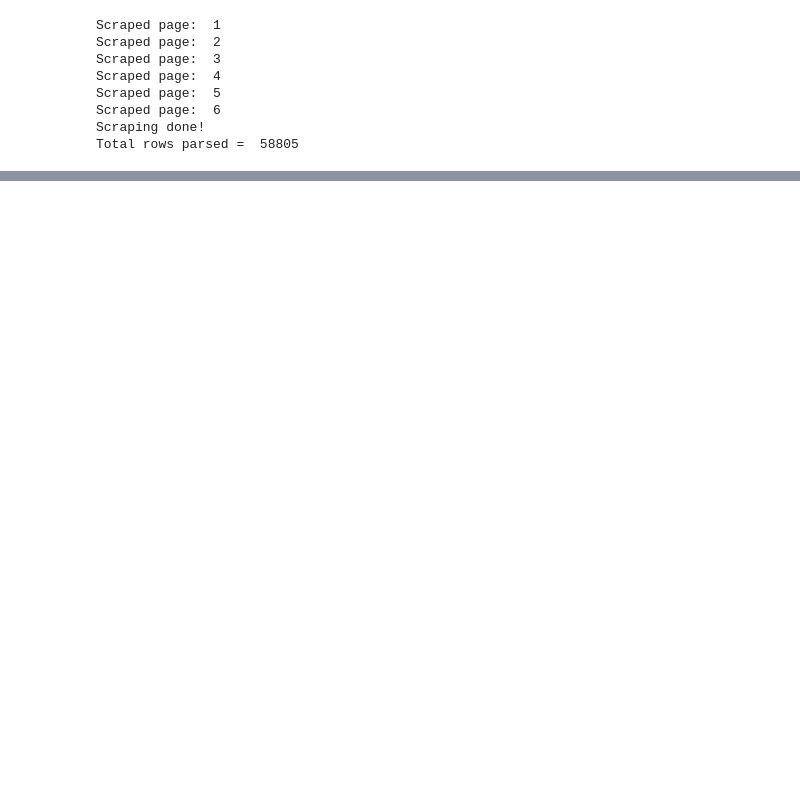
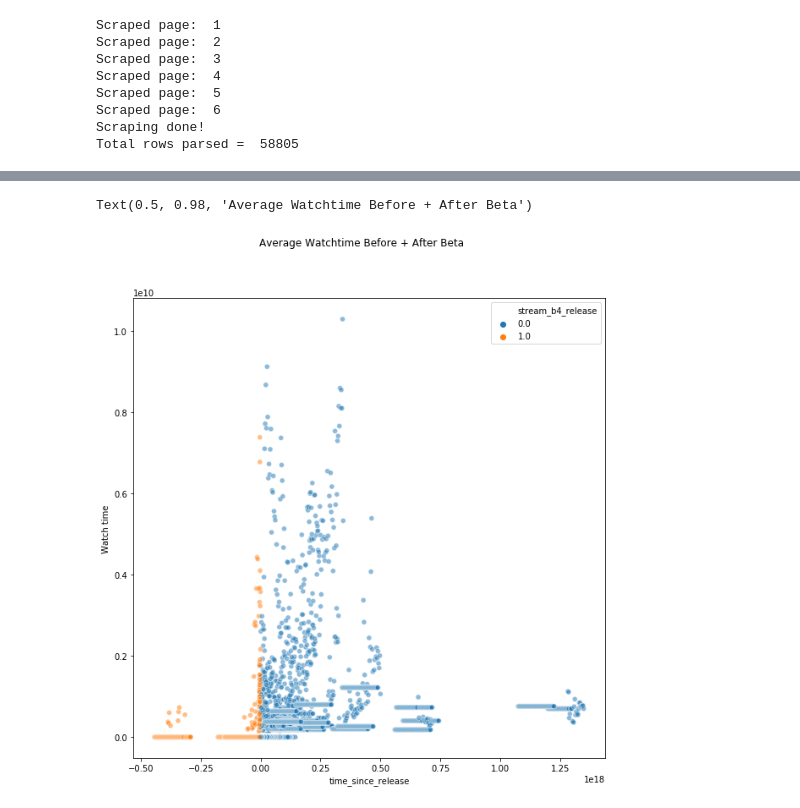
Before and after one commit to pjsandwich/gaming_research, a Jupyter notebook: project_api.ipynb, the cells around one changed output, grey strips where cells are left out. Cells and saved outputs as stored; diff of their text form; code cells hidden in the pictures; blank space fills up the shorter version.

```diff
--- a/project_api.ipynb
+++ b/project_api.ipynb
@@ -283,0 +372,10 @@ vg_df.to_csv('vgchartz_data.csv')
+# %%
+dirty_merged.loc[(dirty_merged.date < dirty_merged.release_date),'stream_b4_release'] = 1
+dirty_merged.loc[(dirty_merged.date > dirty_merged.release_date),'stream_b4_release'] = 0
+# %%
+fig, ax = plt.subplots(1,1, figsize=(10,10))
+sns.scatterplot(x='time_since_release',y='Watch time',hue='stream_b4_release',data=dirty_merged,alpha=0.5,)
+fig.suptitle('Average Watchtime Before + After Beta')
+# %% [output]
+Text(0.5, 0.98, 'Average Watchtime Before + After Beta')
+[figure, added]
```
Also changed, not shown: parts of 14 cells of this notebook.
